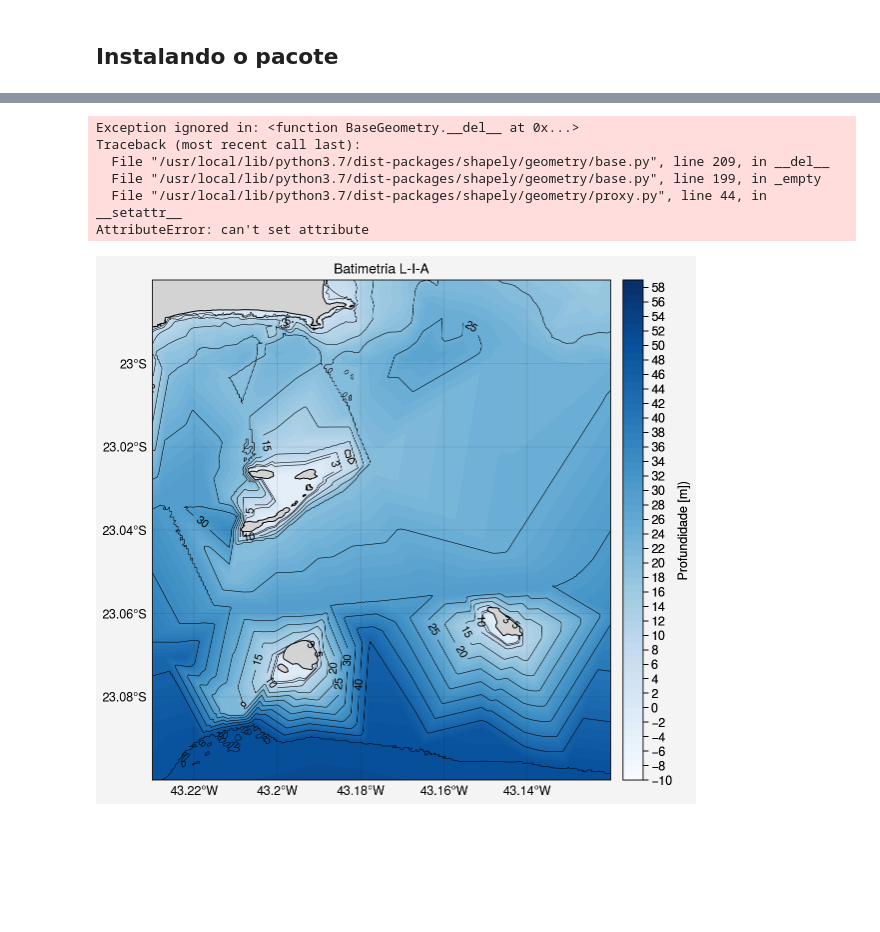
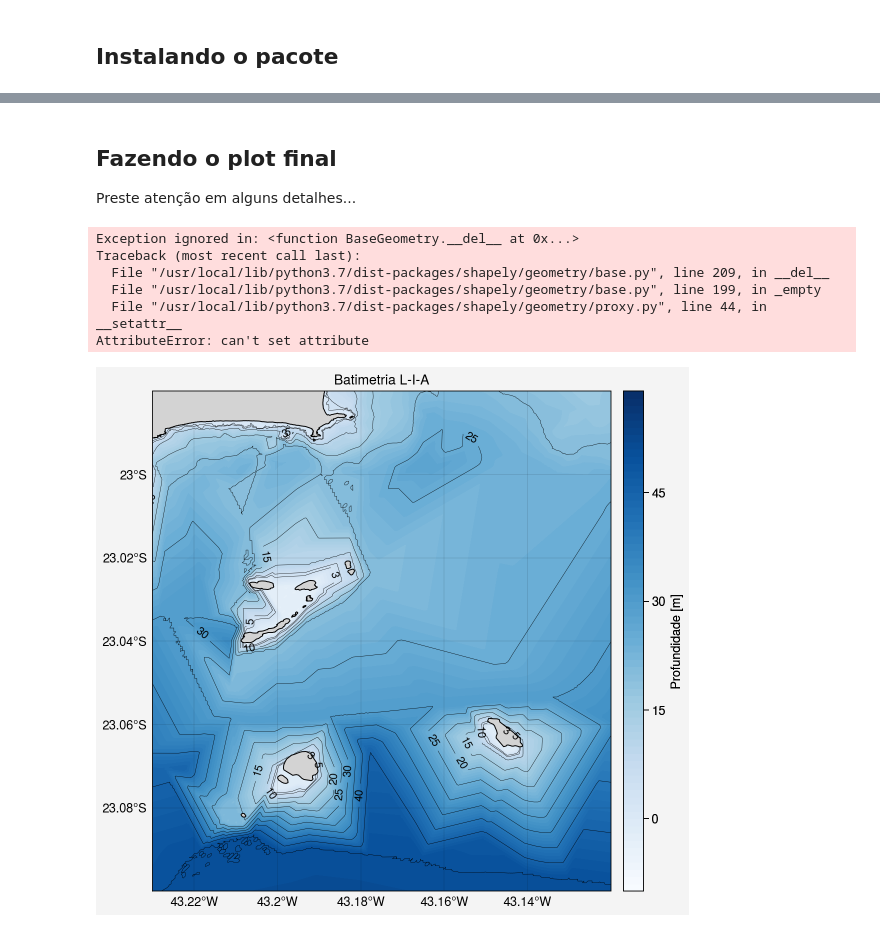
Before and after one commit to jonatanriq/estudos_gerais, a Jupyter notebook: mapa_batimetrico.ipynb, the cells around one changed output, grey strips where cells are left out. Saved outputs shown, nothing was run; the diff lists cells and outputs as text; code cells hidden in the pictures; blank space fills up the shorter version.

```diff
--- a/mapa_batimetrico.ipynb
+++ b/mapa_batimetrico.ipynb
@@ -137,33 +135,54 @@ lon, lat = myProj(batimetria['x'].values, batimetria['y'].values, inverse=True)
 #Colocando as variáveis dentro do dataset
 batimetria['lon'] = lon
 batimetria['lat'] = lat
+# %%
+# no caso específico, valores menores que -10 são espúrios e atrapalham o plot
+batimetria = batimetria.loc[batimetria['z'] > -10]
+# %% [markdown]
+## Fazendo o plot final
+
+Preste atenção em alguns detalhes...
 # %%
+# dando os imports necessários
 import proplot as plot
 from shapely.geometry import asShape # manipulando geometria
 from descartes import PolygonPatch
+from matplotlib import ticker
 
 levels = (np.arange(-10,60,1)) #Definindo os intervalos de cores
 linhas = (3,5,10,15,20,25,30,35,40,45,50,55,60,65,70,80,90) #Definindo os intervalos de linhas de contorno
 
+# formatando minha figura
 fig, ax = plot.subplots(axheight=5, tight=True,proj='pcarree',)
-ax.format(coast=False, borders=False, innerborders=False, labels=True, latlines=0.02, lonlines=0.02, latlim=(-22.98,-23.1), lonlim=(-43.12,-43.23),title='Batimetria L-I-A')
+ax.format(coast=False, borders=False, innerborders=False, labels=True, latlines=0.02, lonlines=0.02,
+          latlim=(-22.98,-23.1), lonlim=(-43.12,-43.23),title='Batimetria L-I-A')
 
+# plotando as linhas de costa
 for feat in costa["features"]:
     # convertendo a geometria p/ shapely
     geom = asShape(feat["geometry"])
     ax.add_patch(PolygonPatch(feat["geometry"], fc='lightgrey', ec='black',alpha=1, lw=0.7, ls='-', zorder=2))
 
+# Criando o mapa de cores e desenhando os contornos
 map1 = ax.tricontourf(batimetria['lon'], batimetria['lat'], batimetria['z'], cmap='blues', levels=levels)
 map2 = ax.tricontour(batimetria['lon'], batimetria['lat'], batimetria['z'],colors='k',
-                     levels=linhas,linestyles='-',linewidths=0.4)
-plt.clabel(map2,linhas,fmt='%1.0f',fontsize=8)
-fig.colorbar(map1, loc='r', label='Profundidade [m])') # posso editar os ticks da colorbar
+                     levels=linhas,linestyles='-',linewidths=0.25)
+
+ax.clabel(map2,linhas,fmt='%1.0f',fontsize=8) # colocando os valores de profundidade nas linhas
+
+# criando a colorbar
+cb = fig.colorbar(map1,loc='r', label='Profundidade [m]')
+tick_locator = ticker.MaxNLocator(nbins=6) # setando apenas 6 ticks na colorbar
+cb.locator = tick_locator # aplicando o locator
+cb.update_ticks() # dando update nos parâmetros da colorbar
+
+
 plot.show()
 # %% [output]
 Exception ignored in: <function BaseGeometry.__del__ at 0x...>
 Traceback (most recent call last):
   File "/usr/local/lib/python3.7/dist-packages/shapely/geometry/base.py", line 209, in __del__
   File "/usr/local/lib/python3.7/dist-packages/shapely/geometry/base.py", line 199, in _empty
   File "/usr/local/lib/python3.7/dist-packages/shapely/geometry/proxy.py", line 44, in __setattr__
 AttributeError: can't set attribute
-[figure, old version]
+[figure, new version]
```
Also changed, not shown: parts of 3 cells of this notebook.
